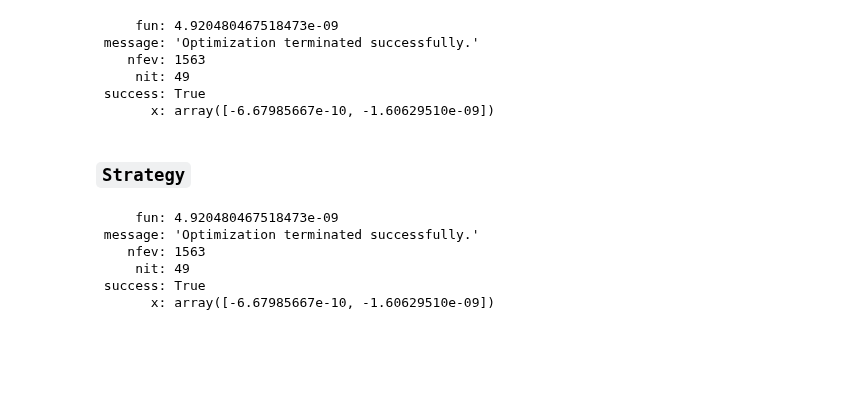
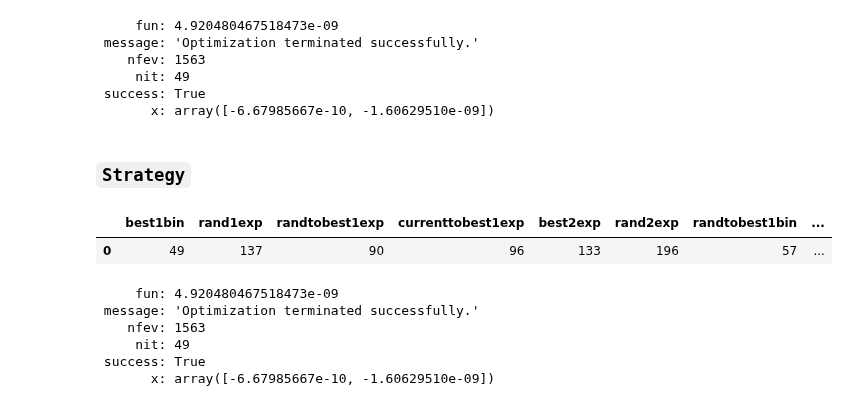
Before and after one commit to IgorBeHolder/Netology, a Jupyter notebook: Netology_math_LA_HW_7.ipynb, the cells around one changed output. Drawn from its saved outputs; the diff is of its cells as text; code cells hidden in the pictures; blank space fills up the shorter version.

```diff
--- a/Netology_math_LA_HW_7.ipynb
+++ b/Netology_math_LA_HW_7.ipynb
@@ -54,6 +54,11 @@ for strat in strategy:
         else:
             lstats[strat].append(0)
 df= pd.DataFrame(lstats)
+# %%
+df
+# %% [output]
+|  | best1bin | rand1exp | randtobest1exp | currenttobest1exp | best2exp | rand2exp | randtobest1bin | ... |
+| 0 | 49 | 137 | 90 | 96 | 133 | 196 | 57 | ... |
 # %%
 mybar = px.bar(x= df.columns, y= df.values.ravel(), color= df.columns, text_auto=True)
 fig = go.Figure(mybar,
```
Also changed, not shown: parts of 1 cell of this notebook.
